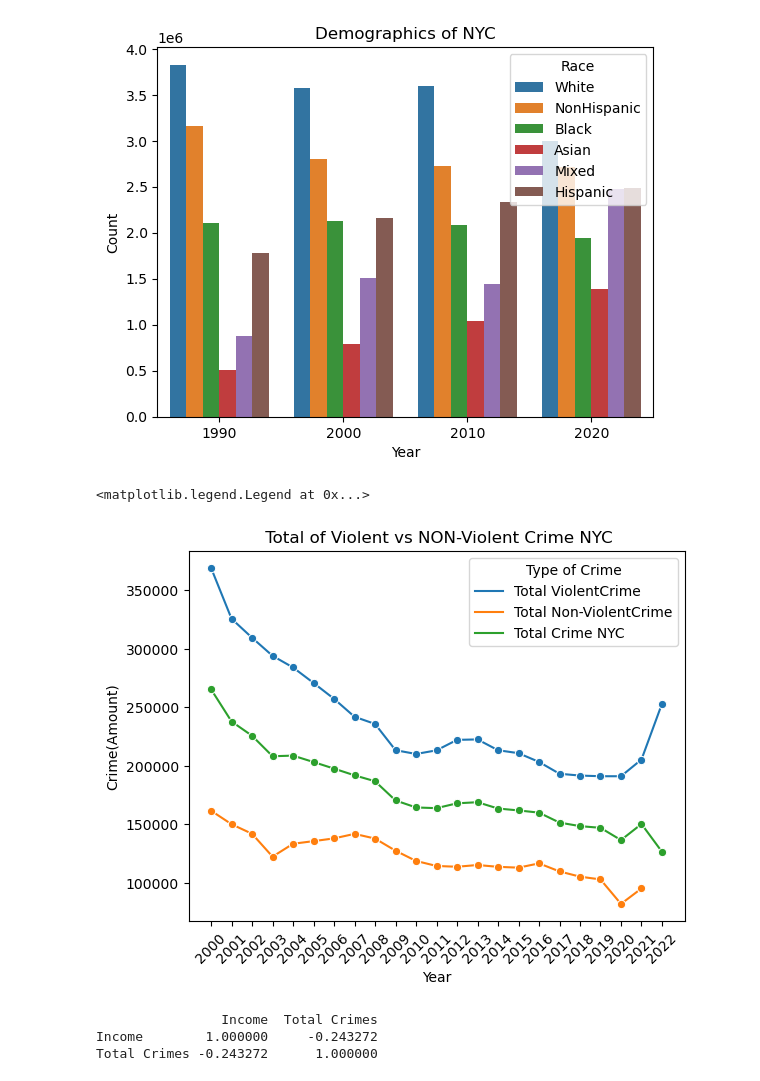
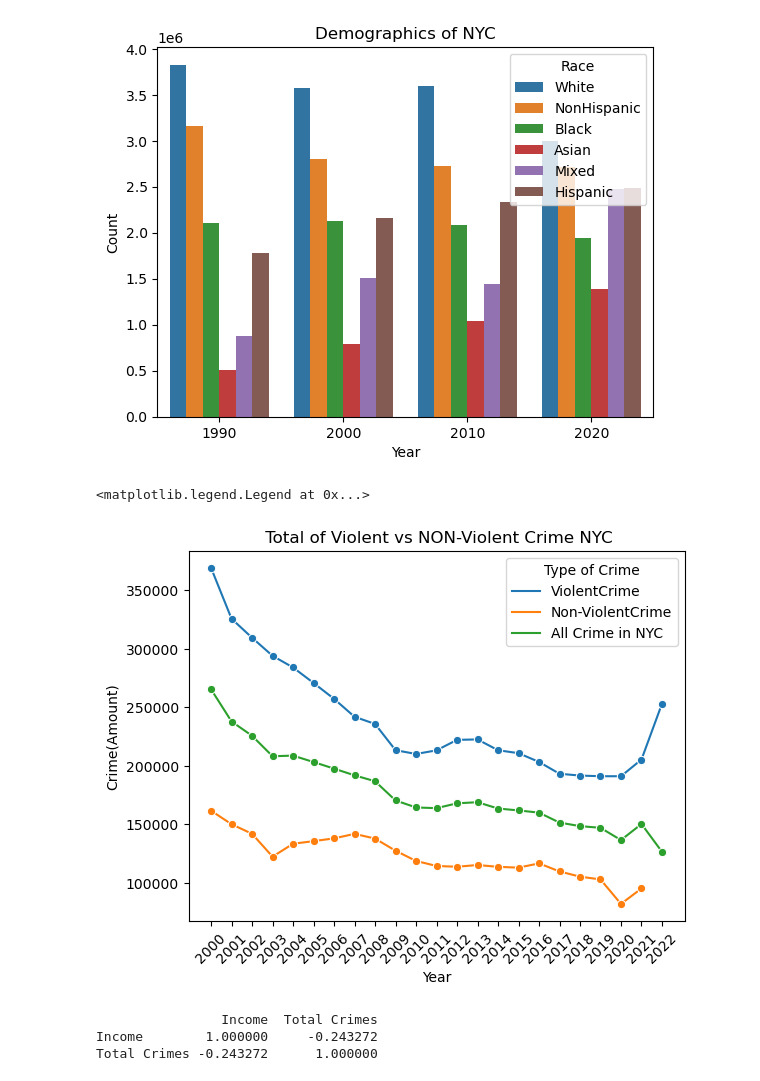
Before and after one commit to anikasparkle22/Info2950_final, a Jupyter notebook: Info 2950 Final.ipynb, the cells around one changed output. Saved outputs shown, nothing was run; the diff lists cells and outputs as text; code cells hidden in the pictures.

```diff
--- a/Info 2950 Final.ipynb
+++ b/Info 2950 Final.ipynb
@@ -174,6 +174,8 @@ plt.legend(title="Race", loc='upper right');
 4     Staten Island (Richmond)  1990  23519
 [figure]
 # %%
+#VISUALIZING TOTAL CRIME WITH VIOLENT AND N0N VIOLENT CRIME
+
 # Clean database on felonies and convert values to int
 felonies_nyc = pd.read_csv("felony.csv")
 for column in felonies_nyc.columns[1:]:
@@ -188,41 +190,41 @@ for column in nfelonies_nyc.columns[1:]:
 
 # Calculate totals for felonies
 felonies_total = felonies_nyc.iloc[:, 1:].sum()
-felonies_total['OFFENSE'] = "Total ViolentCrime"
+felonies_total['OFFENSE'] = "ViolentCrime"
 felonies_nyc = pd.concat([felonies_nyc, pd.DataFrame([felonies_total])])
 
 # Calculate totals for non-felonies
 nfelonies_total = nfelonies_nyc.iloc[:, 1:].sum()
-nfelonies_total['OFFENSE'] = "Total Non-ViolentCrime"
+nfelonies_total['OFFENSE'] = "Non-ViolentCrime"
 nfelonies_nyc = pd.concat([nfelonies_nyc, pd.DataFrame([nfelonies_total])])
 
 #changing the label for Crime
-merged_df['OFFENSE'] = "Total Crime NYC"
+merged_df['OFFENSE'] = "All Crime in NYC"
 
 # Extract the totals for felonies and non-felonies
 total_nyc_crime = merged_df.iloc[-1:]
 total_felonies = felonies_nyc.iloc[-1:]
 total_non_felonies = nfelonies_nyc.iloc[-1:]
 
 # Combine the totals into a single DataFrame
 combined_totals = pd.concat([total_felonies, total_non_felonies, total_nyc_crime], ignore_index=True)
 
 # Melt the combined totals DataFrame
 melted_totals = combined_totals.melt(id_vars=['OFFENSE'], var_name='Year', value_name='Count')
 
 #visualizong with a line plot
 sns.lineplot(data=melted_totals, x='Year', y='Count', hue='OFFENSE', marker='o')
 plt.title(" Total of Violent vs NON-Violent Crime NYC")
 plt.xlabel("Year")
 plt.ylabel("Crime(Amount)")
 
 # Rotate x-axis labels for better visibility
 plt.xticks(rotation=45)
 # Adjust the legend to be outside the plot area
 plt.legend(title="Type of Crime", loc='upper right')
 # %% [output]
 <matplotlib.legend.Legend at 0x...>
-[figure, old version]
+[figure, new version]
 # %%
 #correlation matrix between household income and crime
 
```
